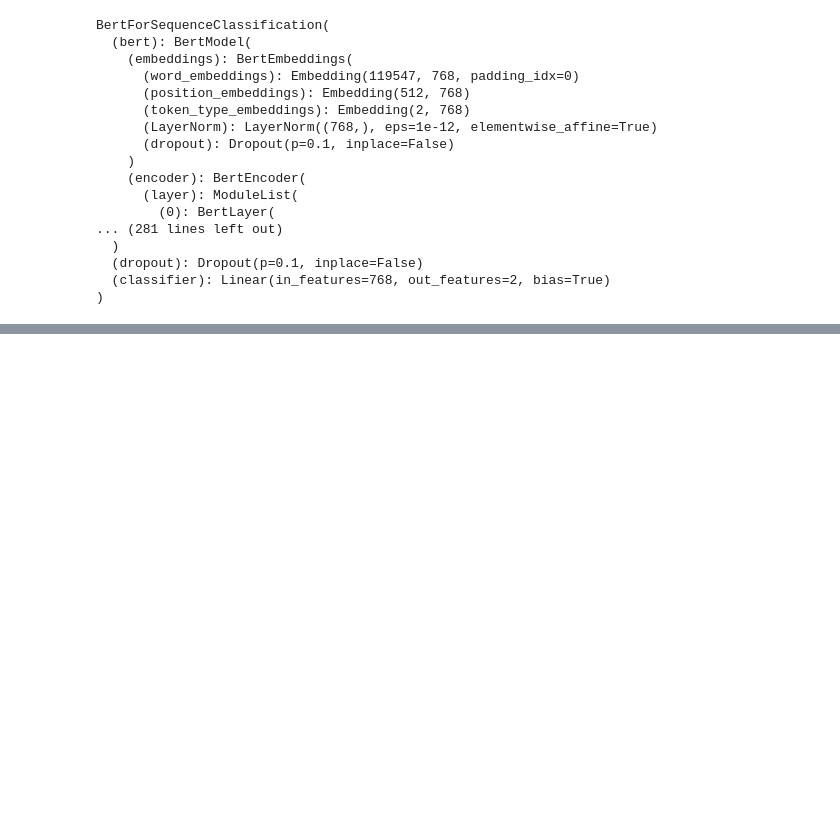
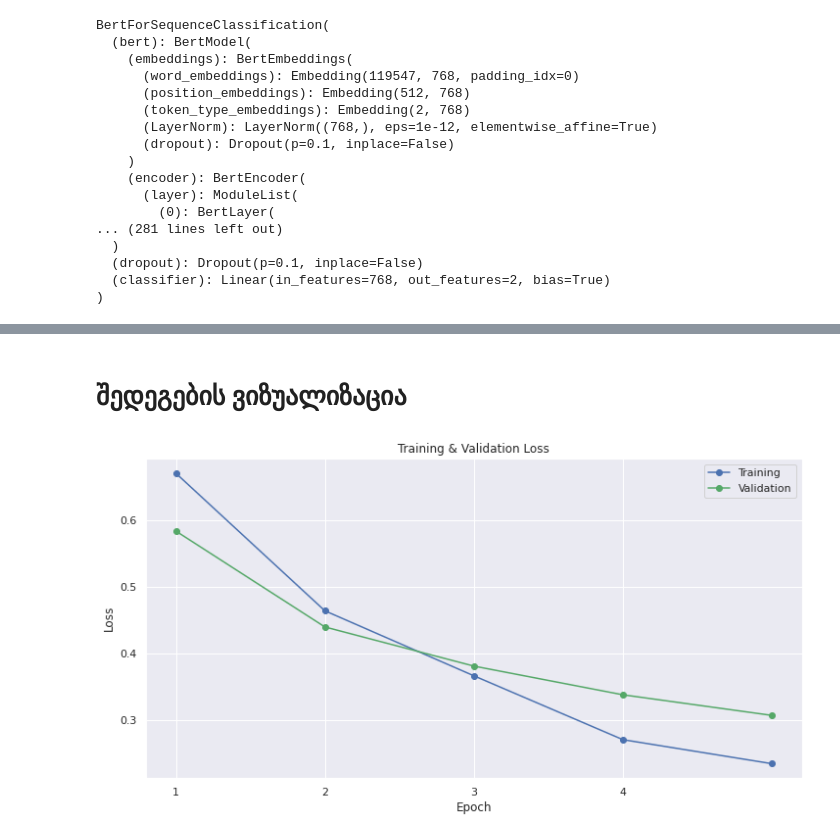
Before and after one commit to datoad4510/chatbot, a Jupyter notebook: orion.ipynb, the cells around one changed output, grey strips where cells are left out. Saved outputs shown, nothing was run; the diff lists cells and outputs as text; code cells hidden in the pictures; blank space fills up the shorter version.

```diff
--- a/orion.ipynb
+++ b/orion.ipynb
@@ -72,8 +154,7 @@ print(labels)
 from transformers import BertTokenizer
 # ჩამოვტვირთოთ BERT-ის ტოკენიზატორი.
 print('Loading BERT tokenizer...')
-# tokenizer = BertTokenizer.from_pretrained('bert-base-multilingual-cased', do_lower_case=False)
-tokenizer = BertTokenizer.from_pretrained('bert-base-multilingual-cased')
+tokenizer = BertTokenizer.from_pretrained(transformer_name)
 # %% [output]
 Loading BERT tokenizer...
 # %%
@@ -272,9 +301,6 @@ optimizer = AdamW(model.parameters(),
                 )
 from transformers import get_linear_schedule_with_warmup
 
-# ვთ. გვაქვს 4 ეპოქა. თითო ეპოქაში დასასწავლ მონაცემებიდან ყველას
-# ერთხელ მაინც ექნება საშუალება რომ გავლენა იქონიოს ქსელის პარამეტრების ცვლილებაზე
-epochs = 4
 
 # total_steps = batches * epochs, სადაც batch არის დასასწავლ მონაცემთა რაღაც ქვესიმრავლე
 # რომელზეც ეპოქის დროს ისწავლის ქსელი
@@ -286,0 +545,14 @@ scheduler = get_linear_schedule_with_warmup(optimizer,
+# %%
+import pandas as pd
+
+# მძიმის შემდეგ 2 ციფრის სიზუსტიდ ამოვწეროთ
+pd.set_option('precision', 2)
+
+# შევქმნათ pandas-ის DataFrame ჩვენი სწავლების სტატისტიკებიდან
+df_stats = pd.DataFrame(data=training_stats)
+
+# გამოვიყენოთ ეპოქა როგორც ინდექსი
+df_stats = df_stats.set_index('epoch')
+
+# დავბეჭდოთ DataFrame
+df_stats
@@ -286,0 +567,29 @@ scheduler = get_linear_schedule_with_warmup(optimizer,
+# %% [markdown]
+# შედეგების ვიზუალიზაცია
+# %%
+import matplotlib.pyplot as plt
+% matplotlib inline
+
+import seaborn as sns
+
+# seaborn ბიბლიოთეკით გალამაზება
+sns.set(style='darkgrid')
+
+# ზომა და ფონტის ზომა
+sns.set(font_scale=1)
+plt.rcParams["figure.figsize"] = (12,6)
+
+# დავხატოთ სწავლების გრაფიკი
+plt.plot(df_stats['Training Loss'], 'b-o', label="Training")
+plt.plot(df_stats['Valid. Loss'], 'g-o', label="Validation")
+
+# ღერძებს დავარქვათ სახელები
+plt.title("Training & Validation Loss")
+plt.xlabel("Epoch")
+plt.ylabel("Loss")
+plt.legend()
+plt.xticks(range(1,epochs))
+
+plt.show()
+# %% [output]
+[figure, added]
```
Also changed, not shown: parts of 22 cells of this notebook, 2 other files.
